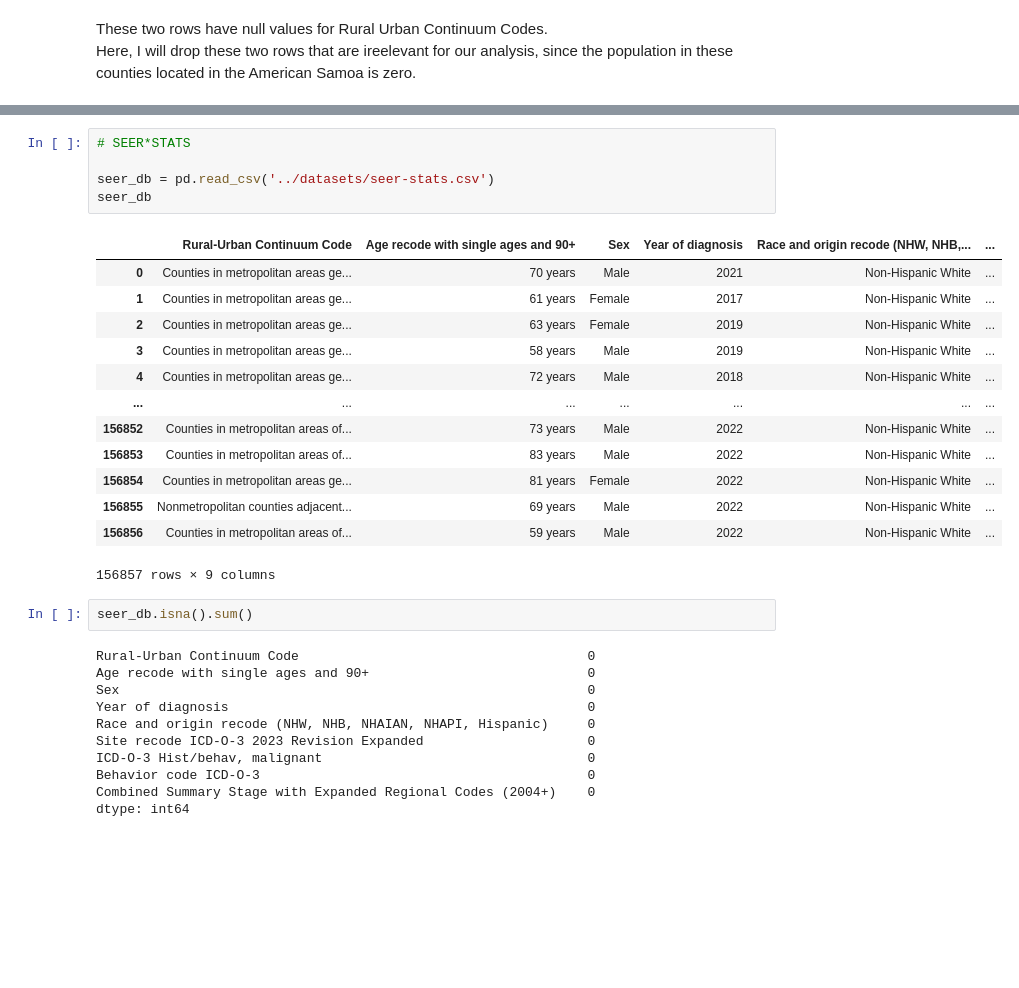
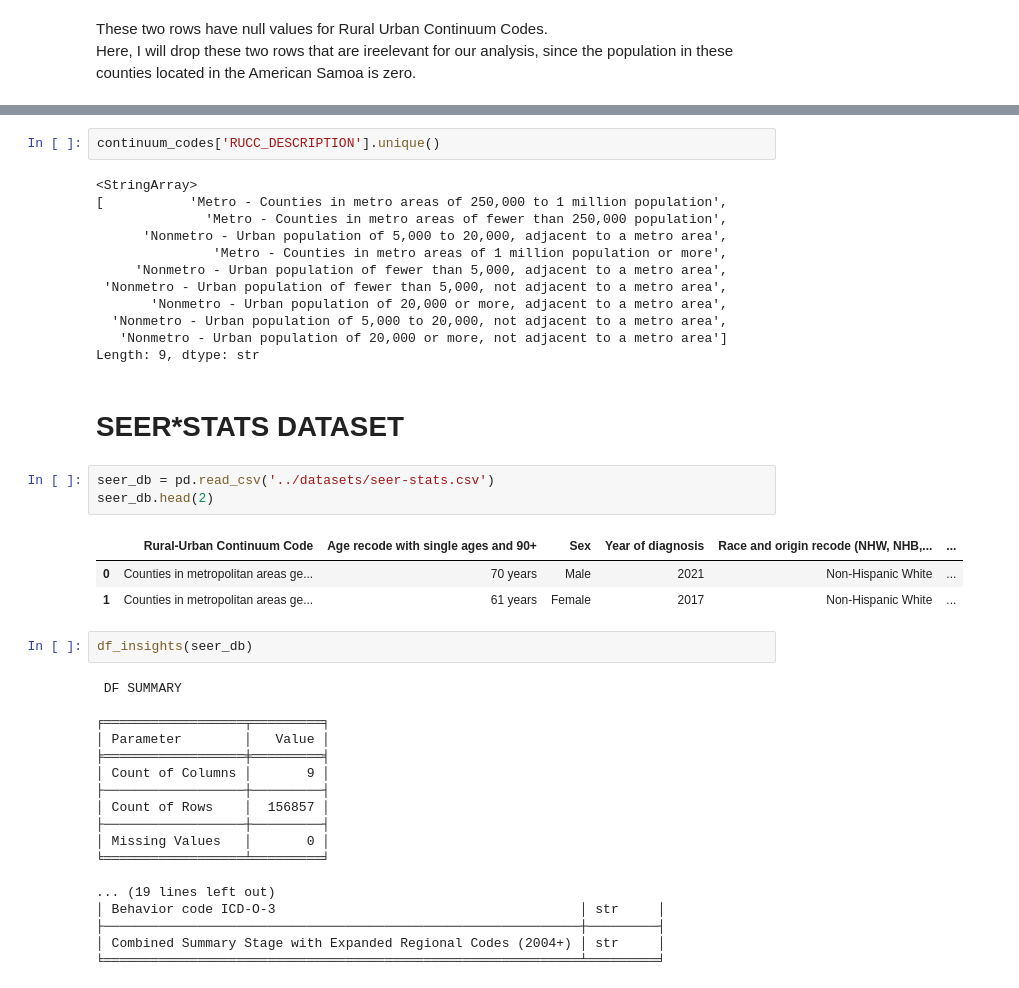
Before and after one commit to brytner/uv-exposure-melanoma-incidence-analysis, a Jupyter notebook: notebook/uv-exposure-melanoma-incidence-analysis.ipynb, the cells around one changed output, grey strips where cells are left out. Saved outputs shown, nothing was run; the diff lists cells and outputs as text; blank space fills up the shorter version.

Commit message:
1st function finalized and more dataset cleaning

```diff
--- a/notebook/uv-exposure-melanoma-incidence-analysis.ipynb
+++ b/notebook/uv-exposure-melanoma-incidence-analysis.ipynb
@@ -253,32 +417,43 @@ dtype: int64
+# %%
+continuum_codes['RUCC_DESCRIPTION'].unique()
+# %% [output]
+<StringArray>
+[           'Metro - Counties in metro areas of 250,000 to 1 million population',
+              'Metro - Counties in metro areas of fewer than 250,000 population',
+      'Nonmetro - Urban population of 5,000 to 20,000, adjacent to a metro area',
+               'Metro - Counties in metro areas of 1 million population or more',
+     'Nonmetro - Urban population of fewer than 5,000, adjacent to a metro area',
+ 'Nonmetro - Urban population of fewer than 5,000, not adjacent to a metro area',
+       'Nonmetro - Urban population of 20,000 or more, adjacent to a metro area',
+  'Nonmetro - Urban population of 5,000 to 20,000, not adjacent to a metro area',
+   'Nonmetro - Urban population of 20,000 or more, not adjacent to a metro area']
+Length: 9, dtype: str
+# %% [markdown]
+# SEER*STATS DATASET
 # %%
-# SEER*STATS
-
 seer_db = pd.read_csv('../datasets/seer-stats.csv')
-seer_db
+seer_db.head(2)
 # %% [output]
 |  | Rural-Urban Continuum Code | Age recode with single ages and 90+ | Sex | Year of diagnosis | Race and origin recode (NHW, NHB,... | ... |
 | 0 | Counties in metropolitan areas ge... | 70 years | Male | 2021 | Non-Hispanic White | ... |
 | 1 | Counties in metropolitan areas ge... | 61 years | Female | 2017 | Non-Hispanic White | ... |
-| 2 | Counties in metropolitan areas ge... | 63 years | Female | 2019 | Non-Hispanic White | ... |
-| 3 | Counties in metropolitan areas ge... | 58 years | Male | 2019 | Non-Hispanic White | ... |
-| 4 | Counties in metropolitan areas ge... | 72 years | Male | 2018 | Non-Hispanic White | ... |
-| ... | ... | ... | ... | ... | ... | ... |
-| 156852 | Counties in metropolitan areas of... | 73 years | Male | 2022 | Non-Hispanic White | ... |
-| 156853 | Counties in metropolitan areas of... | 83 years | Male | 2022 | Non-Hispanic White | ... |
-| 156854 | Counties in metropolitan areas ge... | 81 years | Female | 2022 | Non-Hispanic White | ... |
-| 156855 | Nonmetropolitan counties adjacent... | 69 years | Male | 2022 | Non-Hispanic White | ... |
-| 156856 | Counties in metropolitan areas of... | 59 years | Male | 2022 | Non-Hispanic White | ... |
-156857 rows × 9 columns
 # %%
-seer_db.isna().sum()
+df_insights(seer_db)
 # %% [output]
-Rural-Urban Continuum Code                                     0
-Age recode with single ages and 90+                            0
-Sex                                                            0
-Year of diagnosis                                              0
-Race and origin recode (NHW, NHB, NHAIAN, NHAPI, Hispanic)     0
-Site recode ICD-O-3 2023 Revision Expanded                     0
-ICD-O-3 Hist/behav, malignant                                  0
-Behavior code ICD-O-3                                          0
-Combined Summary Stage with Expanded Regional Codes (2004+)    0
-dtype: int64
+ DF SUMMARY
+
+╒══════════════════╤═════════╕
+│ Parameter        │   Value │
+╞══════════════════╪═════════╡
+│ Count of Columns │       9 │
+├──────────────────┼─────────┤
+│ Count of Rows    │  156857 │
+├──────────────────┼─────────┤
+│ Missing Values   │       0 │
+╘══════════════════╧═════════╛
+
+... (19 lines left out)
+│ Behavior code ICD-O-3                                       │ str     │
+├─────────────────────────────────────────────────────────────┼─────────┤
+│ Combined Summary Stage with Expanded Regional Codes (2004+) │ str     │
+╘═════════════════════════════════════════════════════════════╧═════════╛
```
Also changed, not shown: parts of 27 cells of this notebook.
